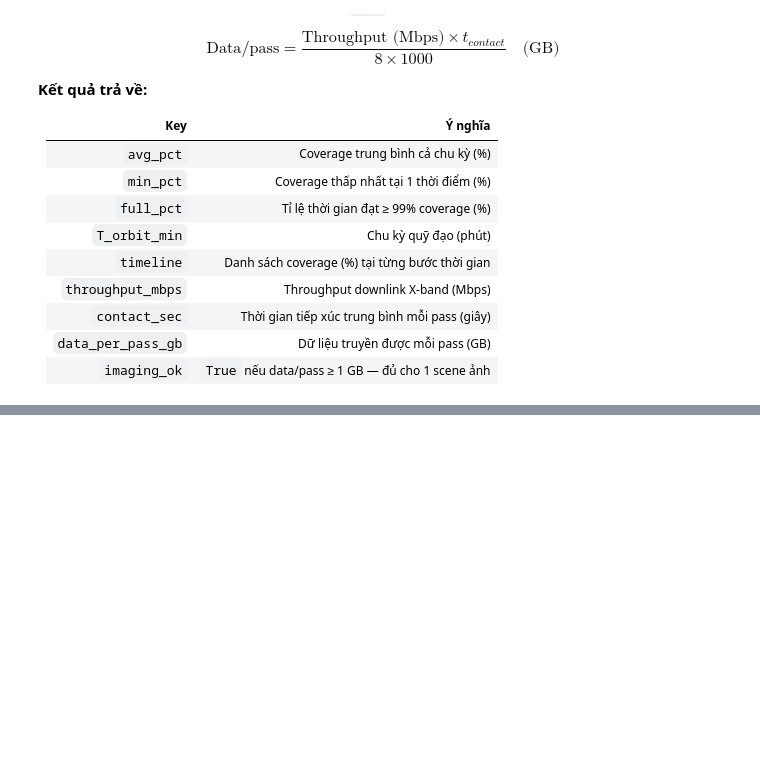
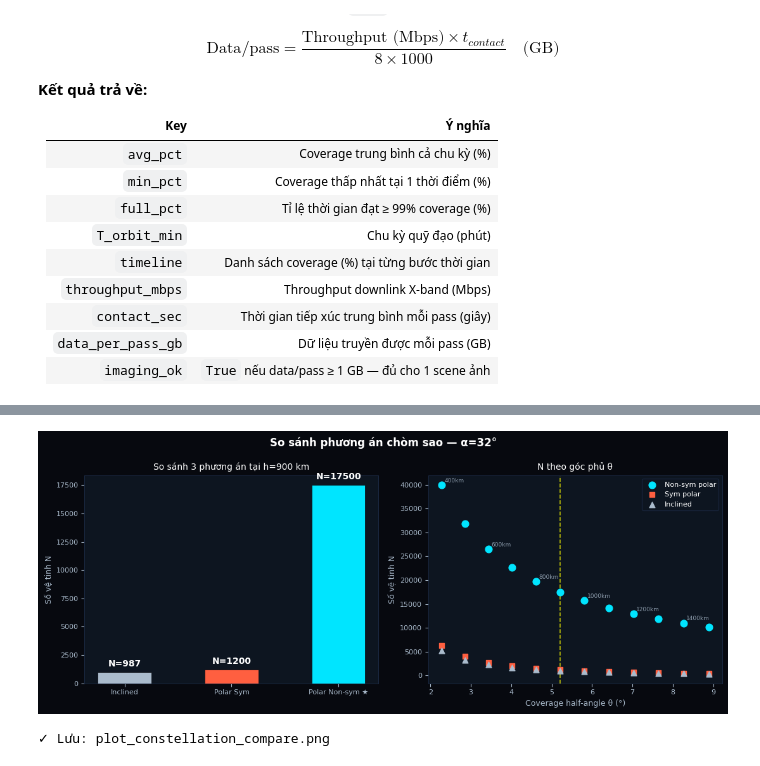
Before and after one commit to TueMinh1206/Satellite-system-VNU-LEO, a Jupyter notebook: LEO_Constellations_Design/leo_design_main.ipynb, the cells around one changed output, grey strips where cells are left out. Cells and saved outputs as stored; diff of their text form; code cells hidden in the pictures; blank space fills up the shorter version.

```diff
--- a/LEO_Constellations_Design/leo_design_main.ipynb
+++ b/LEO_Constellations_Design/leo_design_main.ipynb
@@ -575,0 +743,59 @@ CG = "#aabbcc"
+# %%
+# ════════════════════════════════════════════════════════════════
+# CELL 4 — Plot 3: So sánh 3 chòm sao tại altitude tối ưu
+# ════════════════════════════════════════════════════════════════
+fig, axes = plt.subplots(1, 2, figsize=(11, 4.5), facecolor=BG)
+
+h_opt = optimal["h"]
+r_opt = next(r for r in sweep_rows if r["h"] == h_opt)
+
+labels_bar = ["Inclined", "Polar Sym", "Polar Non-sym ★"]
+vals_bar   = [r_opt["inclined"].get("N", 0),
+              r_opt["sym"].get("N", 0),
+              r_opt["nonsym"].get("N", 0)]
+colors_bar = [CG, C2, C1]
+
+# ── subplot A: Bar chart N ──────────────────────────────────
+ax = axes[0]; ax.set_facecolor(S1)
+bars = ax.bar(labels_bar, vals_bar, color=colors_bar,
+              width=0.5, edgecolor=BG, linewidth=0.5)
+for bar, v in zip(bars, vals_bar):
+    ax.text(bar.get_x() + bar.get_width()/2,
+            bar.get_height() + max(vals_bar) * 0.02,
+            f"N={int(v)}", ha="center", va="bottom",
+            color="white", fontsize=10, fontweight="bold")
+ax.set_ylabel("Số vệ tinh N", color=CG, fontsize=9)
+ax.set_title(f"So sánh 3 phương án tại h={h_opt} km", color="white", fontsize=10)
+ax.tick_params(colors=CG, labelsize=8)
+for sp in ax.spines.values(): sp.set_edgecolor("#1a2840")
+
+# ── subplot B: Scatter N vs theta sweep ────────────────────
+ax = axes[1]; ax.set_facecolor(S1)
+thetas = [r["theta"] for r in sweep_rows]
+ax.scatter(thetas, Ns,  color=C1, s=60, label="Non-sym polar", zorder=3)
+ax.scatter(thetas, Ns2, color=C2, s=40, marker="s", label="Sym polar", zorder=3)
+ax.scatter(thetas, Ni,  color=CG, s=40, marker="^", label="Inclined",  zorder=3)
+# annotate altitude
+for r, n in zip(sweep_rows[::2], Ns[::2]):
+    if not np.isnan(n):
+        ax.annotate(f"{r['h']}km",
+                    xy=(r["theta"], n), xytext=(3, 3),
+                    textcoords="offset points",
+                    color=CG, fontsize=6.5, alpha=0.8)
+ax.axvline(optimal["theta"], color="yellow", lw=1.2, ls="--", alpha=0.7)
+ax.set_xlabel("Coverage half-angle θ (°)", color=CG, fontsize=9)
+ax.set_ylabel("Số vệ tinh N",             color=CG, fontsize=9)
+ax.set_title("N theo góc phủ θ",          color="white", fontsize=10)
+ax.tick_params(colors=CG, labelsize=8)
+ax.legend(fontsize=8, labelcolor="white", facecolor=S1, edgecolor="#1a2840")
+for sp in ax.spines.values(): sp.set_edgecolor("#1a2840")
+
+fig.suptitle(f"So sánh phương án chòm sao — α={ALPHA_DEG}°",
+             color="white", fontsize=12, fontweight="bold")
+plt.tight_layout()
+plt.savefig("plot_constellation_compare.png", dpi=150, bbox_inches="tight", facecolor=BG)
+plt.show()
+print("✓ Lưu: plot_constellation_compare.png")
+# %% [output]
+[figure, added]
+✓ Lưu: plot_constellation_compare.png
```
Also changed, not shown: parts of 14 cells of this notebook, 7 other files.
